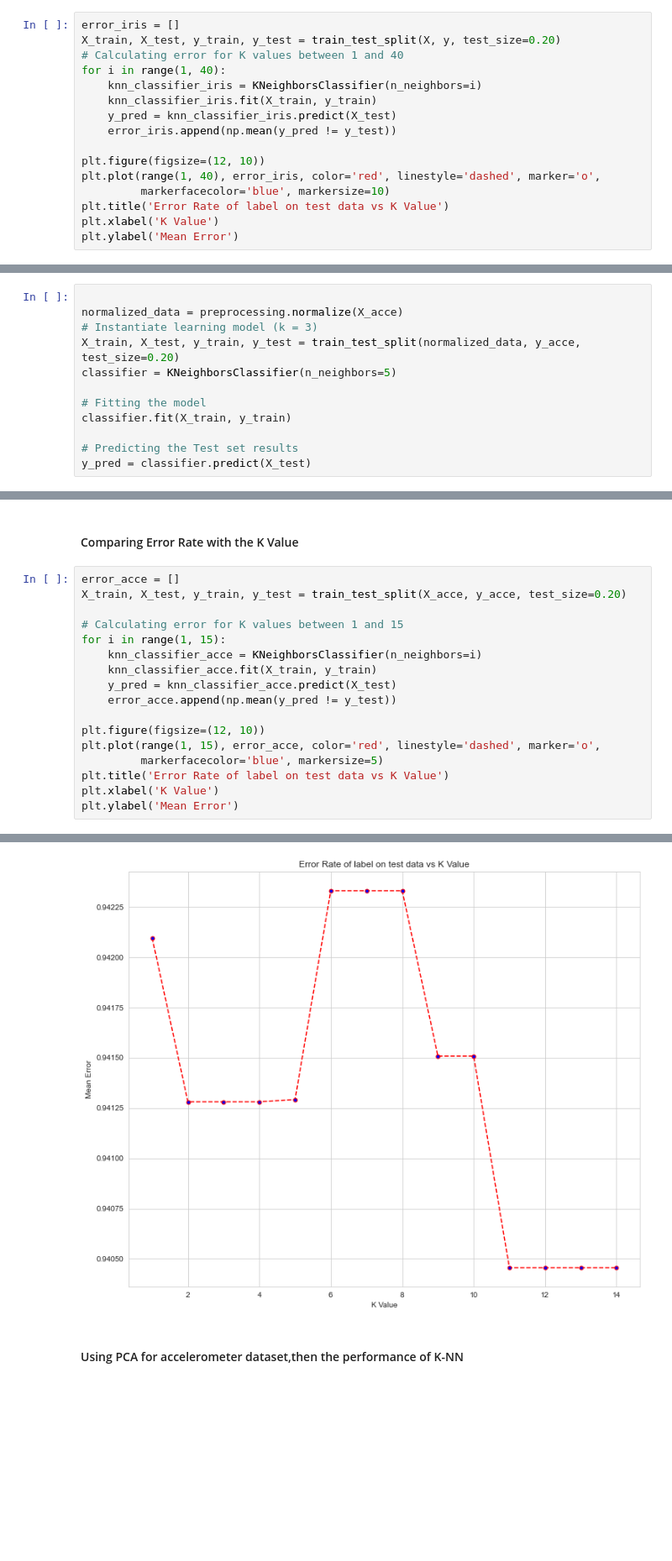
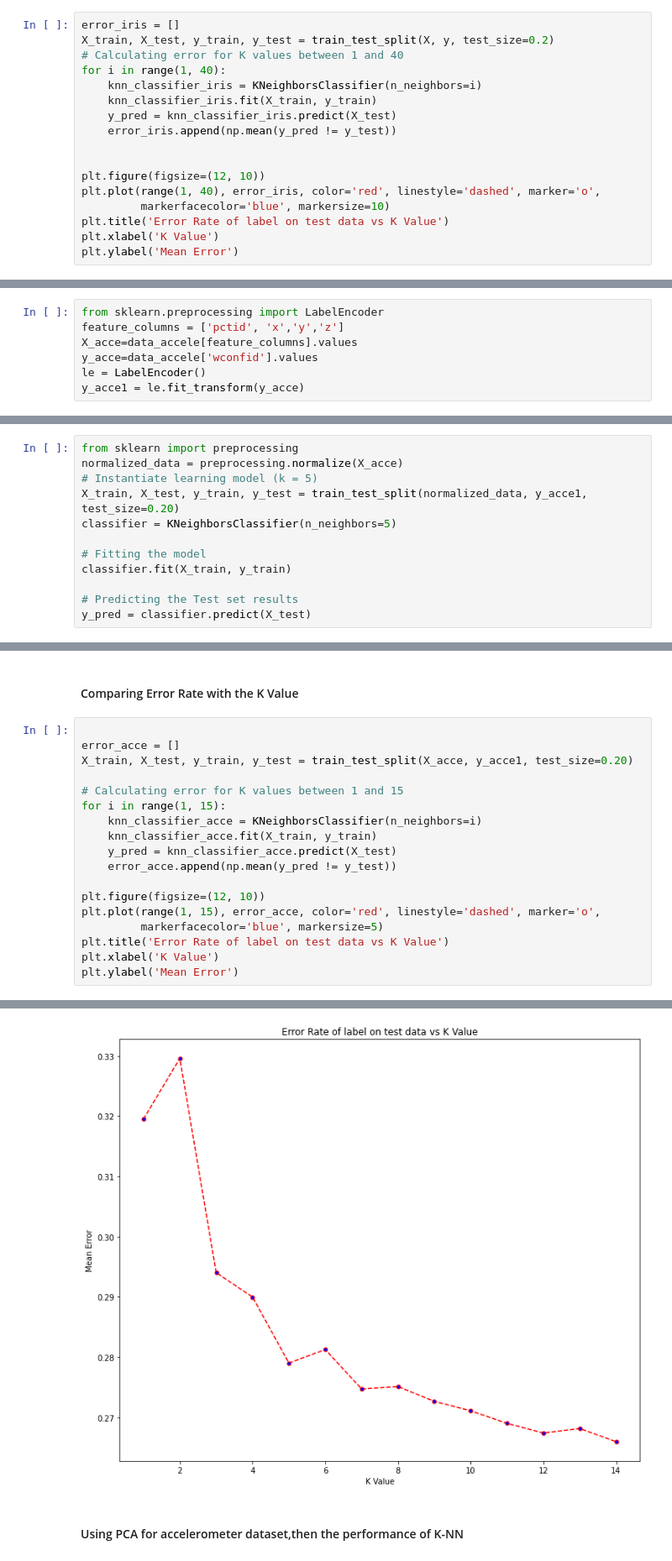
Before and after one commit to DaoHaiLong/Machine-Learning-and-Data-Mining-II, a Jupyter notebook: Labwork 3/Labwork3.ipynb, the cells around one changed output, grey strips where cells are left out. Shown at 84% size. Saved outputs shown, nothing was run; the diff lists cells and outputs as text; blank space fills up the shorter version.

```diff
--- a/Labwork 3/Labwork3.ipynb
+++ b/Labwork 3/Labwork3.ipynb
@@ -87,7 +87,7 @@ weighted avg       0.97      0.97      0.97        30
 #### Comparing Error Rate with the K Value
 # %%
 error_iris = []
-X_train, X_test, y_train, y_test = train_test_split(X, y, test_size=0.20)
+X_train, X_test, y_train, y_test = train_test_split(X, y, test_size=0.2)
 # Calculating error for K values between 1 and 40
 for i in range(1, 40):
     knn_classifier_iris = KNeighborsClassifier(n_neighbors=i)
@@ -95,6 +95,7 @@ for i in range(1, 40):
     y_pred = knn_classifier_iris.predict(X_test)
     error_iris.append(np.mean(y_pred != y_test))
 
+
 plt.figure(figsize=(12, 10))
 plt.plot(range(1, 40), error_iris, color='red', linestyle='dashed', marker='o',
          markerfacecolor='blue', markersize=10)
@@ -348,6 +350,13 @@ data_accele.head()
 | 2 | 1 | 20 | 0.969 | 0.090 | -0.121 |
 | 3 | 1 | 20 | 0.973 | -0.012 | -0.137 |
 | 4 | 1 | 20 | 1.000 | -0.016 | -0.121 |
+# %%
+from sklearn.preprocessing import LabelEncoder
+feature_columns = ['pctid', 'x','y','z']
+X_acce=data_accele[feature_columns].values
+y_acce=data_accele['wconfid'].values
+le = LabelEncoder()
+y_acce1 = le.fit_transform(y_acce)
 # %%
 X_acce=data_accele['wconfid'].values.reshape(-1,1)
 y_acce=data_accele['pctid'].values.reshape(-1,1)
@@ -436,10 +437,10 @@ weighted avg       0.01      0.06      0.02     30600
 # %% [markdown]
 #### Normalize the input dataset
 # %%
-
+from sklearn import preprocessing
 normalized_data = preprocessing.normalize(X_acce)
-# Instantiate learning model (k = 3)
-X_train, X_test, y_train, y_test = train_test_split(normalized_data, y_acce, test_size=0.20)
+# Instantiate learning model (k = 5)
+X_train, X_test, y_train, y_test = train_test_split(normalized_data, y_acce1, test_size=0.20)
 classifier = KNeighborsClassifier(n_neighbors=5)
 
 # Fitting the model
@@ -471,25 +468,26 @@ weighted avg       0.00      0.06      0.01     30600
 # %% [markdown]
 #### Comparing Error Rate with the K Value
 # %%
+
 error_acce = []
-X_train, X_test, y_train, y_test = train_test_split(X_acce, y_acce, test_size=0.20)
+X_train, X_test, y_train, y_test = train_test_split(X_acce, y_acce1, test_size=0.20)
 
 # Calculating error for K values between 1 and 15
 for i in range(1, 15):
     knn_classifier_acce = KNeighborsClassifier(n_neighbors=i)
     knn_classifier_acce.fit(X_train, y_train)
     y_pred = knn_classifier_acce.predict(X_test)
     error_acce.append(np.mean(y_pred != y_test))
 
 plt.figure(figsize=(12, 10))
 plt.plot(range(1, 15), error_acce, color='red', linestyle='dashed', marker='o',
          markerfacecolor='blue', markersize=5)
 plt.title('Error Rate of label on test data vs K Value')
 plt.xlabel('K Value')
 plt.ylabel('Mean Error')
 # %% [output]
 Text(0, 0.5, 'Mean Error')
-[figure, old version]
+[figure, new version]
 # %% [markdown]
 #### Using PCA for accelerometer dataset,then the performance of K-NN
 # %%
```
Also changed, not shown: parts of 15 cells of this notebook.
